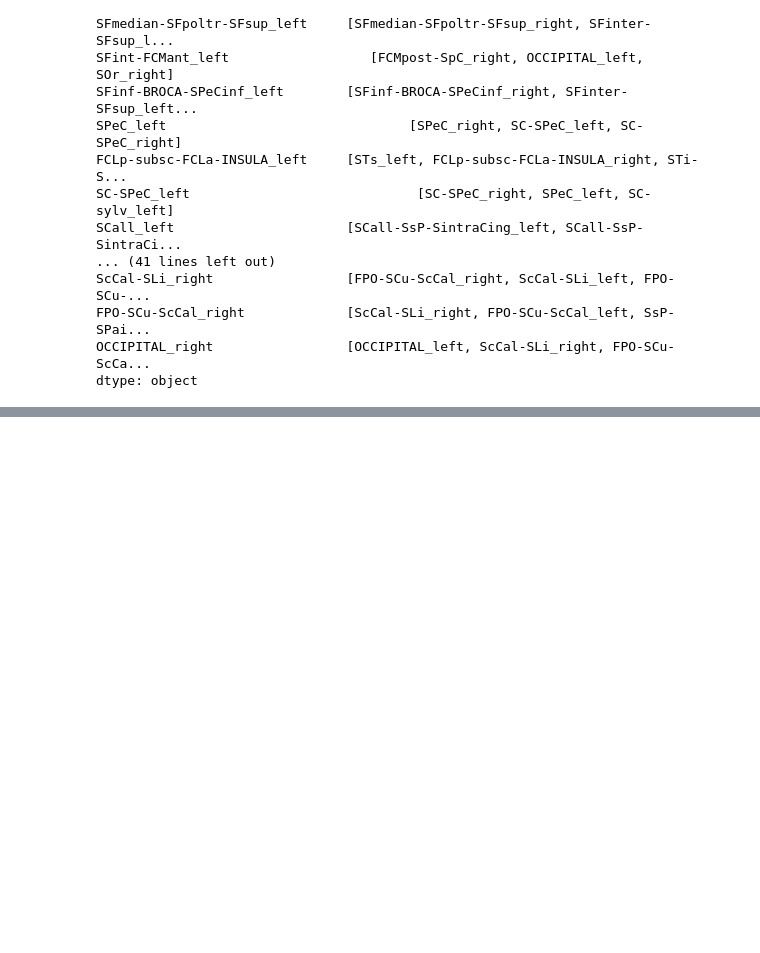
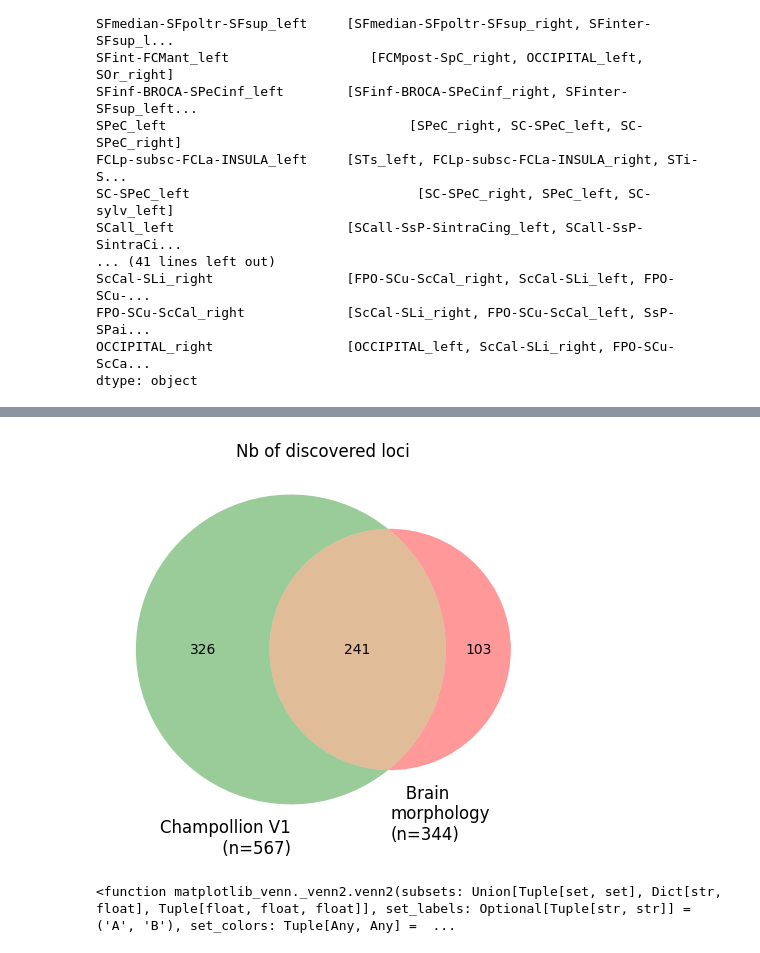
Before and after one commit to neurospin-projects/2024_adufournet_sulcus_genetics, a Jupyter notebook: notebooks/UKB/region_compar/region_corr.ipynb, the cells around one changed output, grey strips where cells are left out. Drawn from its saved outputs; the diff is of its cells as text; code cells hidden in the pictures; blank space fills up the shorter version.

```diff
--- a/notebooks/UKB/region_compar/region_corr.ipynb
+++ b/notebooks/UKB/region_compar/region_corr.ipynb
@@ -335,0 +336,11 @@ plt.show()
+# %%
+plt.title('Nb of discovered loci')
+venn2(subsets = (326, 103, 241), set_labels = ('Champollion V1\n (n=567)', '   Brain \nmorphology\n(n=344)'), set_colors=('g','r'), alpha=0.4)
+plt.savefig('/neurospin/dico/adufournet/2026_Nature/images/venn_champ_vandermeer.png', format='png', dpi=1200)
+plt.show()
+# %% [output]
+[figure, added]
+# %%
+venn2
+# %% [output]
+<function matplotlib_venn._venn2.venn2(subsets: Union[Tuple[set, set], Dict[str, float], Tuple[float, float, float]], set_labels: Optional[Tuple[str, str]] = ('A', 'B'), set_colors: Tuple[Any, Any] =  ...
```
Also changed, not shown: parts of 1 cell of this notebook.
